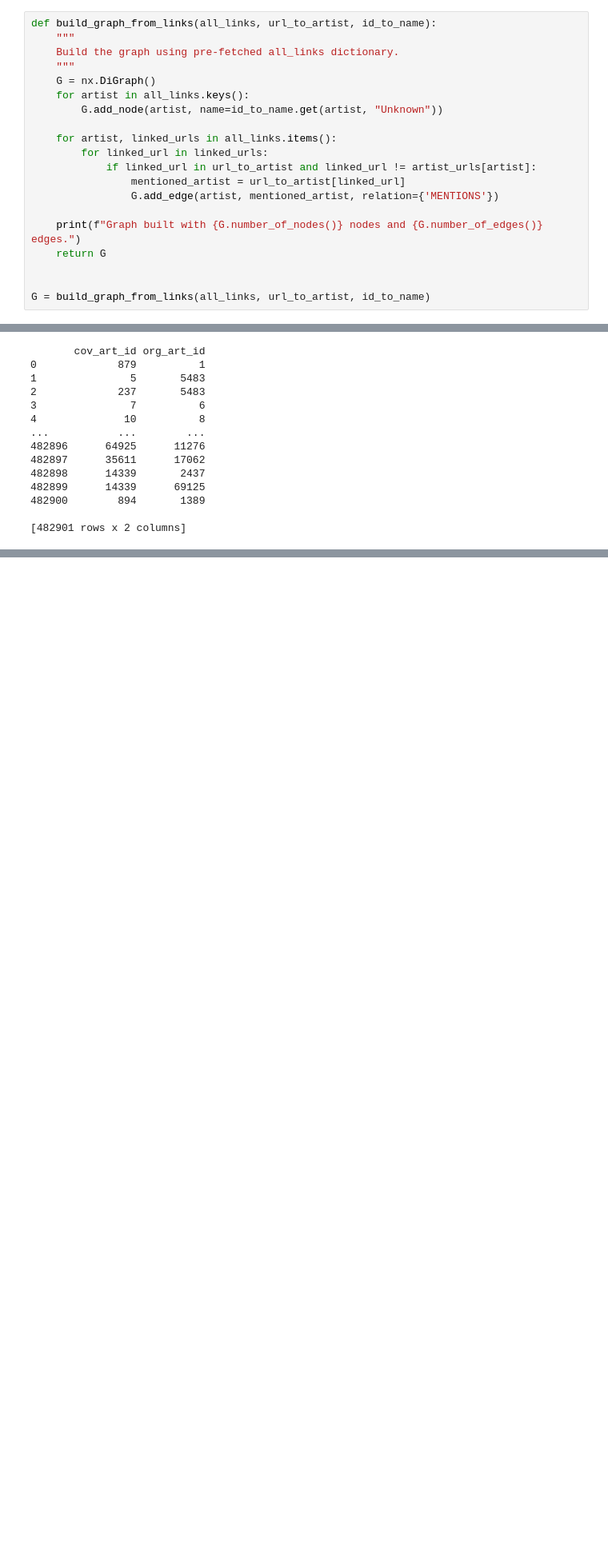
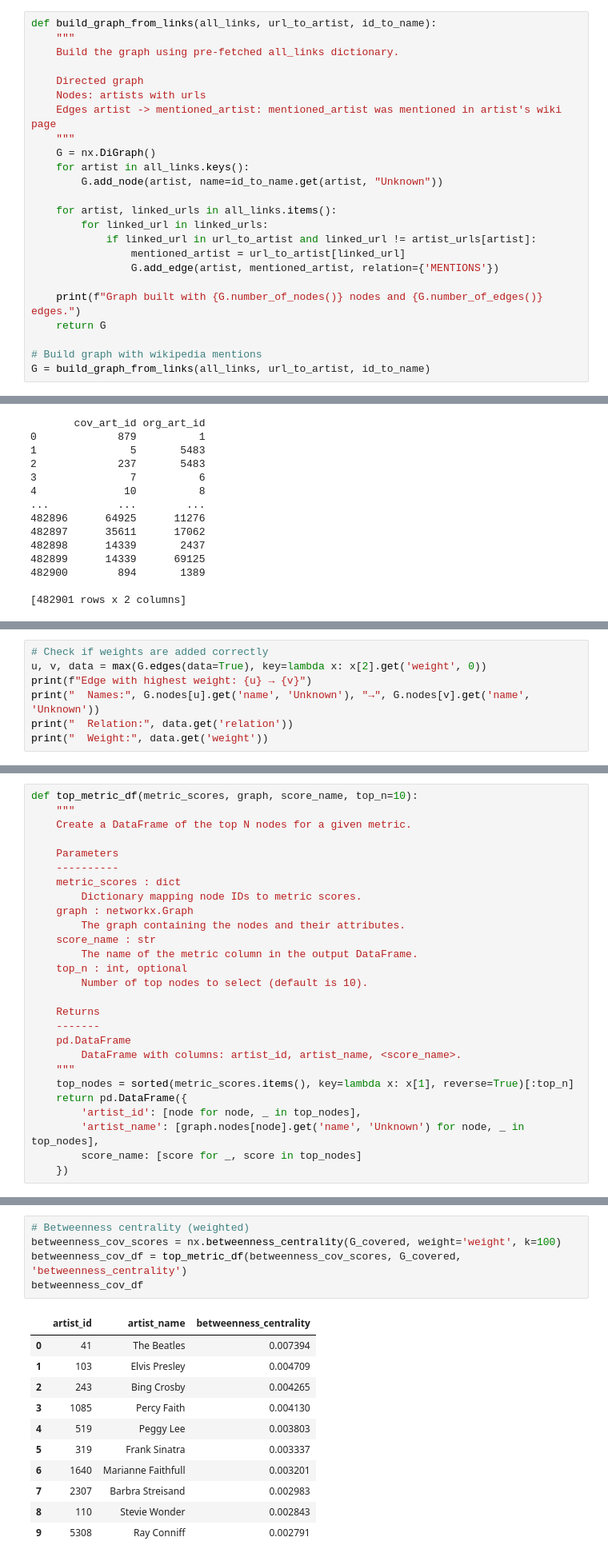
Before and after one commit to freiraum-bq/Music_Project, a Jupyter notebook: python/integrated.ipynb, the cells around one changed output, grey strips where cells are left out. Shown at 80% size. Drawn from its saved outputs; the diff is of its cells as text; blank space fills up the shorter version.

Commit message:
structure code into functions, add comments, refine centrality metrics with weight

```diff
--- a/python/integrated.ipynb
+++ b/python/integrated.ipynb
@@ -242,6 +229,10 @@ id_to_name
 def build_graph_from_links(all_links, url_to_artist, id_to_name):
     """
     Build the graph using pre-fetched all_links dictionary.
+
+    Directed graph
+    Nodes: artists with urls
+    Edges artist -> mentioned_artist: mentioned_artist was mentioned in artist's wiki page
     """
     G = nx.DiGraph()
     for artist in all_links.keys():
@@ -256,7 +247,7 @@ def build_graph_from_links(all_links, url_to_artist, id_to_name):
     print(f"Graph built with {G.number_of_nodes()} nodes and {G.number_of_edges()} edges.")
     return G
 
-
+# Build graph with wikipedia mentions
 G = build_graph_from_links(all_links, url_to_artist, id_to_name)
 # %% [output]
 Graph built with 5828 nodes and 10084 edges.
@@ -914,0 +411,7 @@ Number of edges (song covers)                     10084
+# %%
+# Check if weights are added correctly
+u, v, data = max(G.edges(data=True), key=lambda x: x[2].get('weight', 0))
+print(f"Edge with highest weight: {u} → {v}")
+print("  Names:", G.nodes[u].get('name', 'Unknown'), "→", G.nodes[v].get('name', 'Unknown'))
+print("  Relation:", data.get('relation'))
+print("  Weight:", data.get('weight'))
@@ -914,0 +570,27 @@ Number of edges (song covers)                     10084
+# %%
+def top_metric_df(metric_scores, graph, score_name, top_n=10):
+    """
+    Create a DataFrame of the top N nodes for a given metric.
+
+    Parameters
+    ----------
+    metric_scores : dict
+        Dictionary mapping node IDs to metric scores.
+    graph : networkx.Graph
+        The graph containing the nodes and their attributes.
+    score_name : str
+        The name of the metric column in the output DataFrame.
+    top_n : int, optional
+        Number of top nodes to select (default is 10).
+
+    Returns
+    -------
+    pd.DataFrame
+        DataFrame with columns: artist_id, artist_name, <score_name>.
+    """
+    top_nodes = sorted(metric_scores.items(), key=lambda x: x[1], reverse=True)[:top_n]
+    return pd.DataFrame({
+        'artist_id': [node for node, _ in top_nodes],
+        'artist_name': [graph.nodes[node].get('name', 'Unknown') for node, _ in top_nodes],
+        score_name: [score for _, score in top_nodes]
+    })
@@ -914,0 +631,17 @@ Number of edges (song covers)                     10084
+# %%
+# Betweenness centrality (weighted)
+betweenness_cov_scores = nx.betweenness_centrality(G_covered, weight='weight', k=100)
+betweenness_cov_df = top_metric_df(betweenness_cov_scores, G_covered, 'betweenness_centrality')
+betweenness_cov_df
+# %% [output]
+|  | artist_id | artist_name | betweenness_centrality |
+| 0 | 41 | The Beatles | 0.007394 |
+| 1 | 103 | Elvis Presley | 0.004709 |
+| 2 | 243 | Bing Crosby | 0.004265 |
+| 3 | 1085 | Percy Faith | 0.004130 |
+| 4 | 519 | Peggy Lee | 0.003803 |
+| 5 | 319 | Frank Sinatra | 0.003337 |
+| 6 | 1640 | Marianne Faithfull | 0.003201 |
+| 7 | 2307 | Barbra Streisand | 0.002983 |
+| 8 | 110 | Stevie Wonder | 0.002843 |
+| 9 | 5308 | Ray Conniff | 0.002791 |
```
Also changed, not shown: parts of 69 cells of this notebook.
